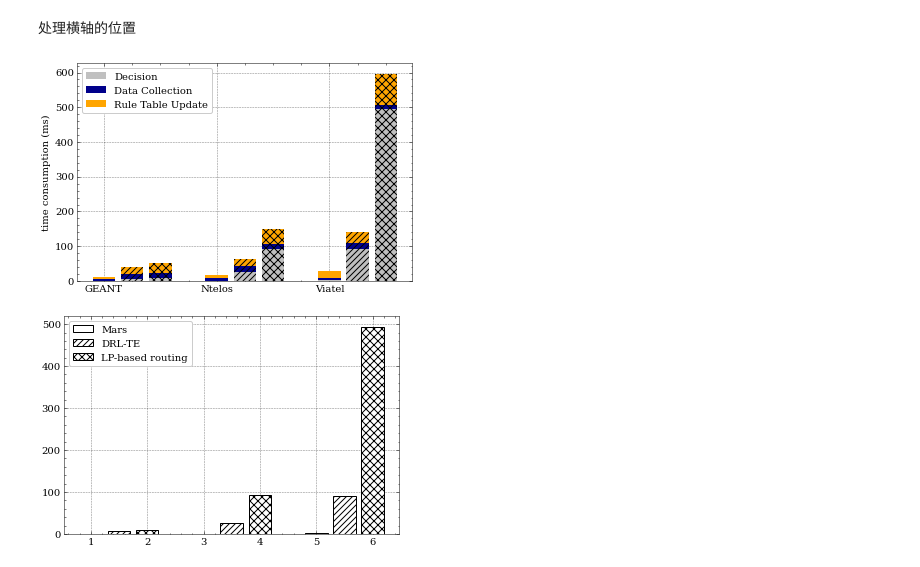
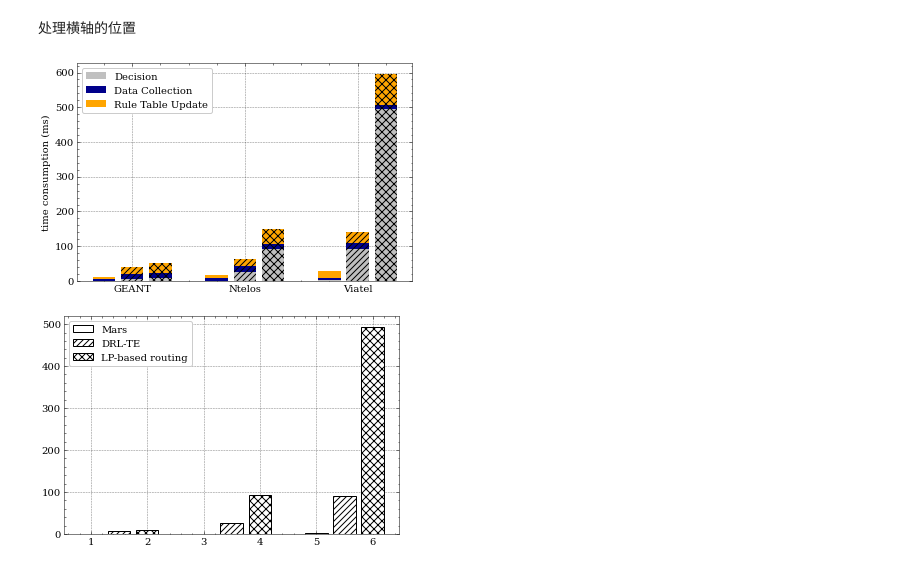
Before and after one commit to hexi519/CodesSnippets, a Jupyter notebook: pythonDemo/demo-JupyterConfig,Matplotlib.ipynb.ipynb, the cells around one changed output. Saved outputs shown, nothing was run; the diff lists cells and outputs as text; code cells hidden in the pictures.

```diff
--- a/pythonDemo/demo-JupyterConfig,Matplotlib.ipynb.ipynb
+++ b/pythonDemo/demo-JupyterConfig,Matplotlib.ipynb.ipynb
@@ -214,28 +214,28 @@ for cur_index in range(3):
 # %%
 # with plt.style.context(['science', 'no-latex','grid','notebook']):
 plt.bar(r1,deci_time['Mars'],width=bar_wid,color='silver')
 plt.bar(r1,MC['Mars'],width=bar_wid,color='darkblue',bottom =deci_time['Mars'])
 plt.bar(r1,TC['Mars'],width=bar_wid,color='orange',bottom =deci_time['Mars']+MC['Mars'])
 plt.legend(['Decision','Data Collection','Rule Table Update'])
 
 # duplicate for legend without hatch
 plt.bar(r1,deci_time['Mars'],width=bar_wid,color='silver')
 plt.bar(r1,MC['Mars'],width=bar_wid,color='darkblue',bottom =deci_time['Mars'])
 plt.bar(r1,TC['Mars'],width=bar_wid,color='orange',bottom =deci_time['Mars']+MC['Mars'])
 
 plt.bar(r2,deci_time['DRL-TE'],width=bar_wid,color='silver',hatch='////')
 plt.bar(r2,MC['DRL-TE'],width=bar_wid,color='darkblue',bottom =deci_time['DRL-TE'],hatch='////')
 plt.bar(r2,TC['DRL-TE'],width=bar_wid,color='orange',bottom =deci_time['DRL-TE']+MC['DRL-TE'],hatch='////')
 
 plt.bar(r3,deci_time['LP-based'],width=bar_wid,color='silver',hatch='xxx')
 plt.bar(r3,MC['LP-based'],width=bar_wid,color='darkblue',bottom =deci_time['LP-based'],hatch='xxx')
 plt.bar(r3,TC['LP-based'],width=bar_wid,color='orange',bottom =deci_time['LP-based']+MC['LP-based'],hatch='xxx')
 
-xticks(r1, topo_name,)
+xticks(r2, topo_name,)
 plt.ylabel('time consumption (ms)')
-# plt.savefig('control-loop-time-cost.pdf')
+plt.savefig('control-loop-time-cost.pdf')
 # %% [output]
-[figure, old version]
+[figure, new version]
 # %%
 plt.bar(r1,deci_time['Mars'],width=bar_wid,color='white',edgecolor='black')
 plt.bar(r2,deci_time['DRL-TE'],width=bar_wid,color='white',edgecolor='black',hatch='////')
```
